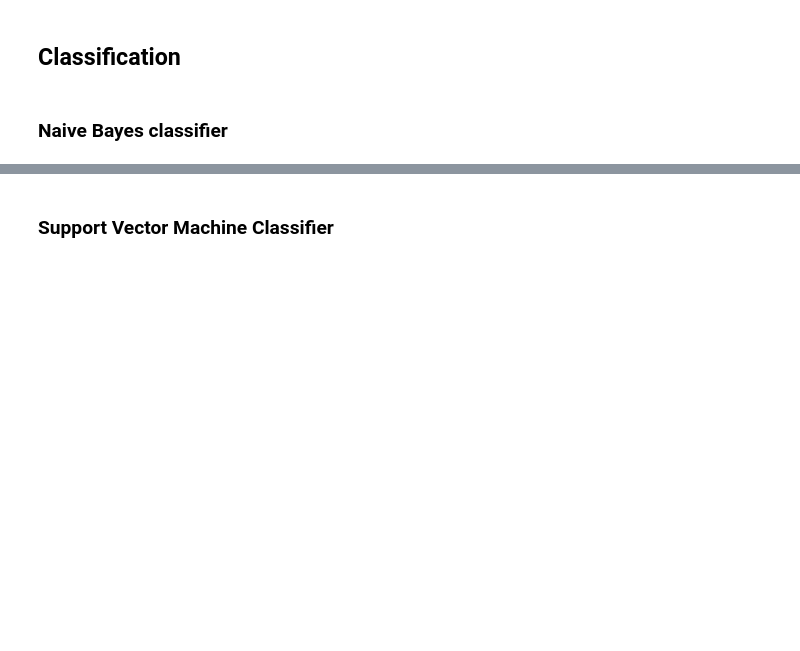
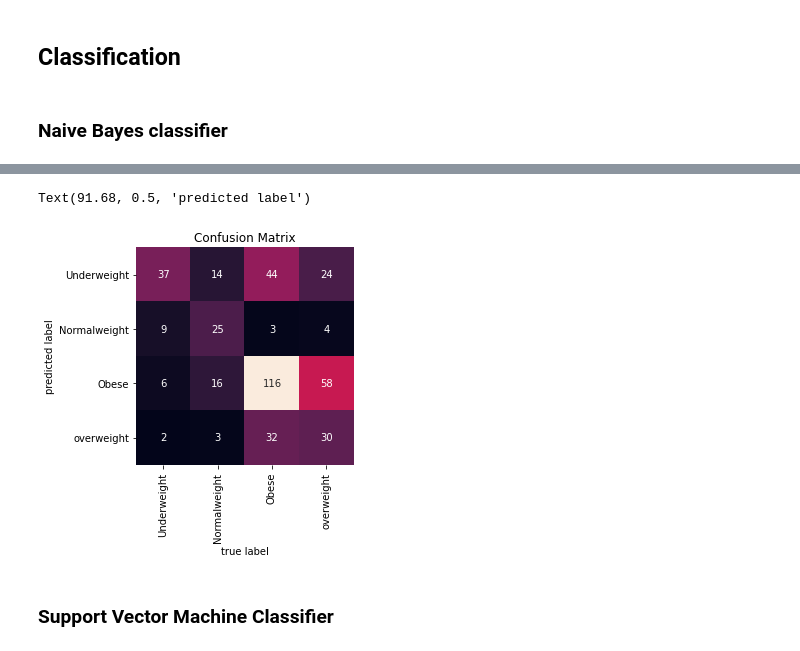
Before and after one commit to icesupakorn/Learning-from-data, a Jupyter notebook: Obesity_risk_factors_classification_v.2.ipynb, the cells around one changed output, grey strips where cells are left out. Saved outputs shown, nothing was run; the diff lists cells and outputs as text; code cells hidden in the pictures; blank space fills up the shorter version.

```diff
--- a/Obesity_risk_factors_classification_v.2.ipynb
+++ b/Obesity_risk_factors_classification_v.2.ipynb
@@ -131,12 +232,15 @@ print('the 5-folds crossvalidation varience is:', nb_5_folds_var)
 # %%
 # creating a confusion matrix
 nb_matrix = confusion_matrix(y_test,nb_y_test)
-labels = ['Underweight', 'Normalweight', 'Overweight', 'Obesity']
+labels = ['Underweight', 'Normalweight', 'Obese', 'overweight']
 sns.heatmap(nb_matrix.T, square=True, annot=True, fmt='d', cbar=False,
             xticklabels=labels, yticklabels=labels)
 plt.title('Confusion Matrix')
 plt.xlabel('true label')
 plt.ylabel('predicted label')
+# %% [output]
+Text(91.68, 0.5, 'predicted label')
+[figure, added]
 # %% [markdown]
 ### Support Vector Machine Classifier
 # %%
```
Also changed, not shown: parts of 29 cells of this notebook.
